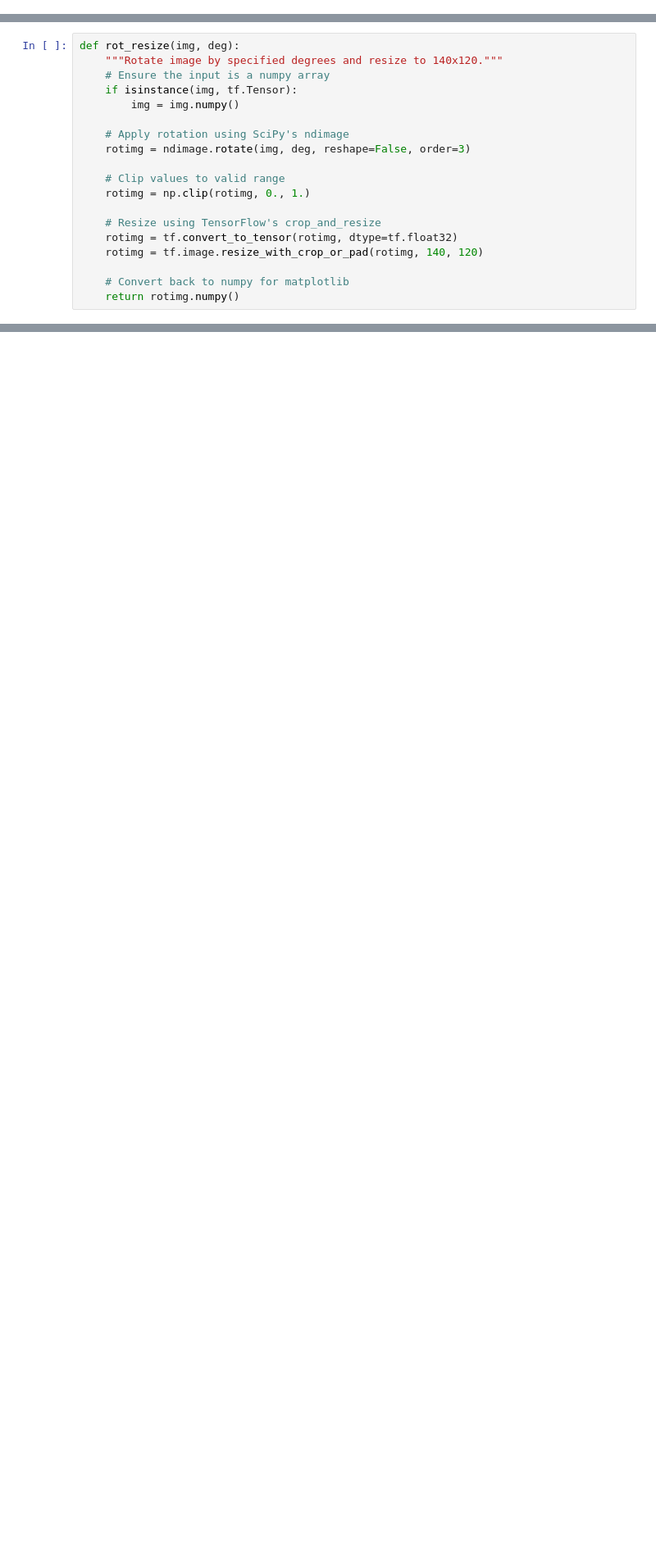
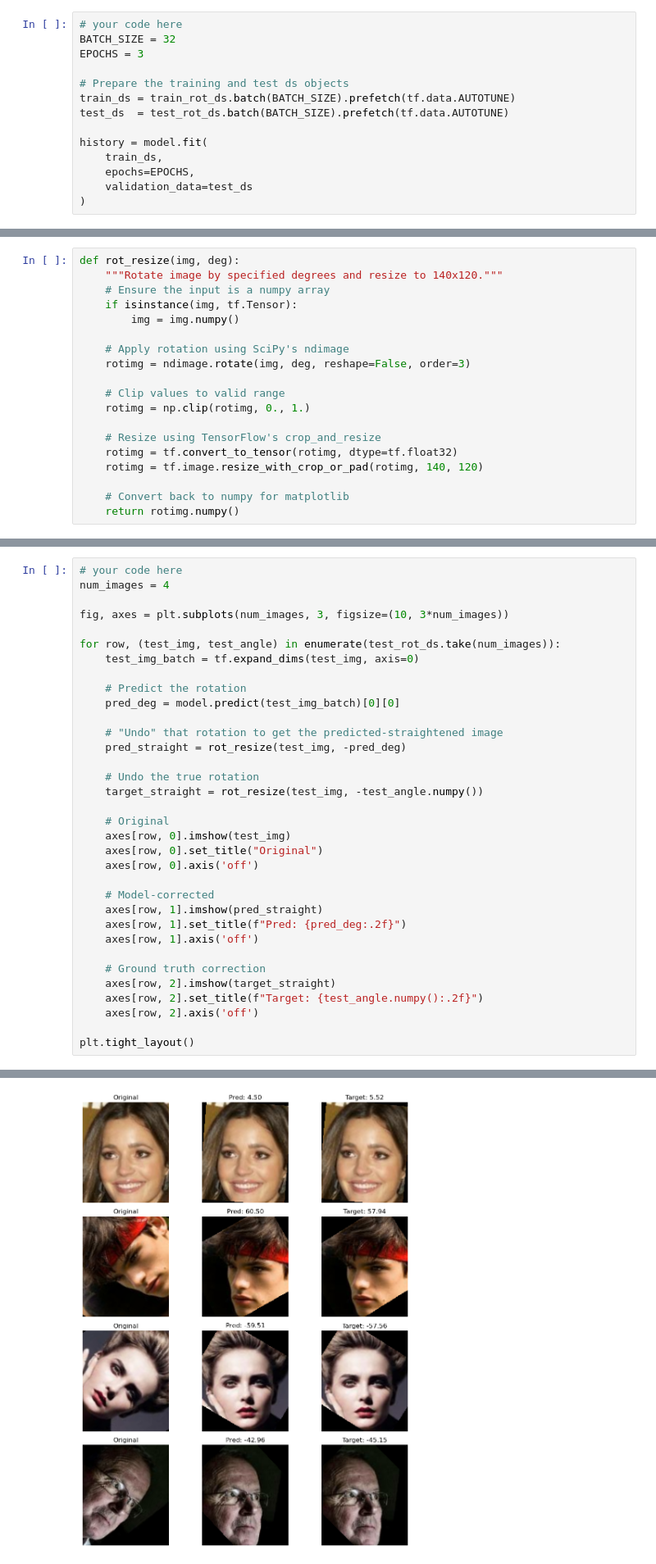
Before and after one commit to fiidalgo/ac209b, a Jupyter notebook: hw/cs1090b_hw3/cs1090b_hw3.ipynb, the cells around one changed output, grey strips where cells are left out. Shown at 82% size. Cells and saved outputs as stored; diff of their text form; blank space fills up the shorter version.

```diff
--- a/hw/cs1090b_hw3/cs1090b_hw3.ipynb
+++ b/hw/cs1090b_hw3/cs1090b_hw3.ipynb
@@ -649,0 +703,14 @@ Train your model. Please note that the `model.fit()` argument syntax is a little
+# %%
+# your code here
+BATCH_SIZE = 32
+EPOCHS = 3
+
+# Prepare the training and test ds objects
+train_ds = train_rot_ds.batch(BATCH_SIZE).prefetch(tf.data.AUTOTUNE)
+test_ds  = test_rot_ds.batch(BATCH_SIZE).prefetch(tf.data.AUTOTUNE)
+
+history = model.fit(
+    train_ds,
+    epochs=EPOCHS,
+    validation_data=test_ds
+)
@@ -695,0 +774,35 @@ def rot_resize(img, deg):
+# %%
+# your code here
+num_images = 4
+
+fig, axes = plt.subplots(num_images, 3, figsize=(10, 3*num_images))
+
+for row, (test_img, test_angle) in enumerate(test_rot_ds.take(num_images)):
+    test_img_batch = tf.expand_dims(test_img, axis=0)
+
+    # Predict the rotation
+    pred_deg = model.predict(test_img_batch)[0][0]
+
+    # "Undo" that rotation to get the predicted-straightened image
+    pred_straight = rot_resize(test_img, -pred_deg)
+
+    # Undo the true rotation
+    target_straight = rot_resize(test_img, -test_angle.numpy())
+
+    # Original
+    axes[row, 0].imshow(test_img)
+    axes[row, 0].set_title("Original")
+    axes[row, 0].axis('off')
+
+    # Model-corrected
+    axes[row, 1].imshow(pred_straight)
+    axes[row, 1].set_title(f"Pred: {pred_deg:.2f}")
+    axes[row, 1].axis('off')
+
+    # Ground truth correction
+    axes[row, 2].imshow(target_straight)
+    axes[row, 2].set_title(f"Target: {test_angle.numpy():.2f}")
+    axes[row, 2].axis('off')
+
+plt.tight_layout()
+# %% [output]
@@ -696,3 +813,4 @@ def rot_resize(img, deg):
+[figure, added]
 # %% [markdown]
 <!-- BEGIN QUESTION -->
 
```
Also changed, not shown: parts of 40 cells of this notebook.
